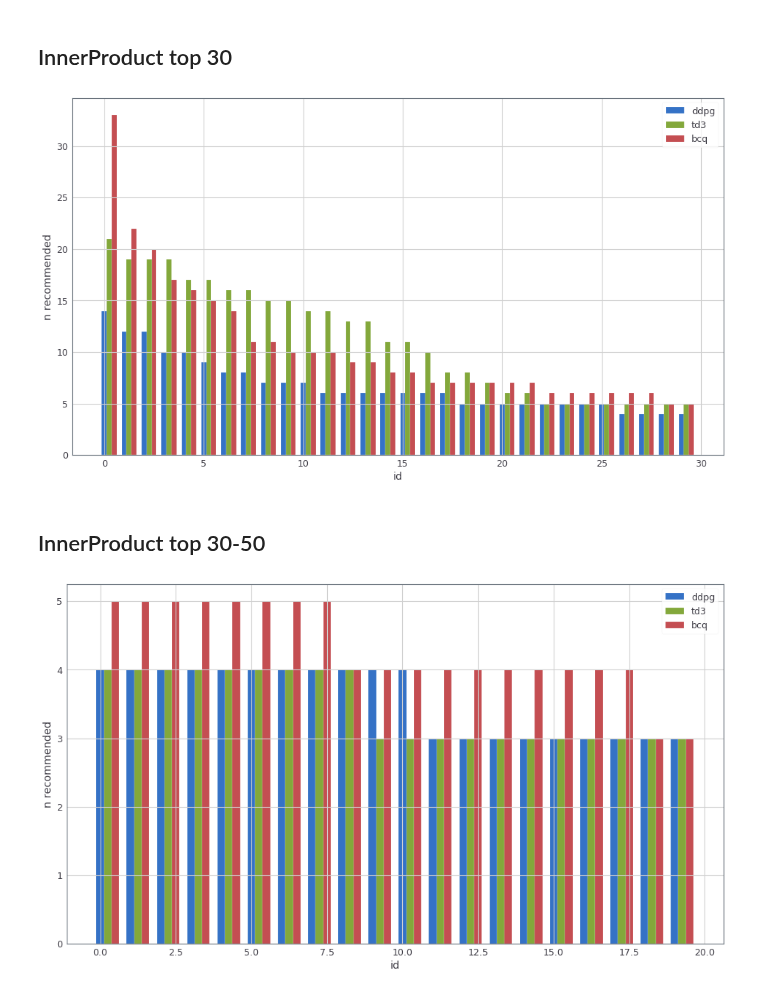
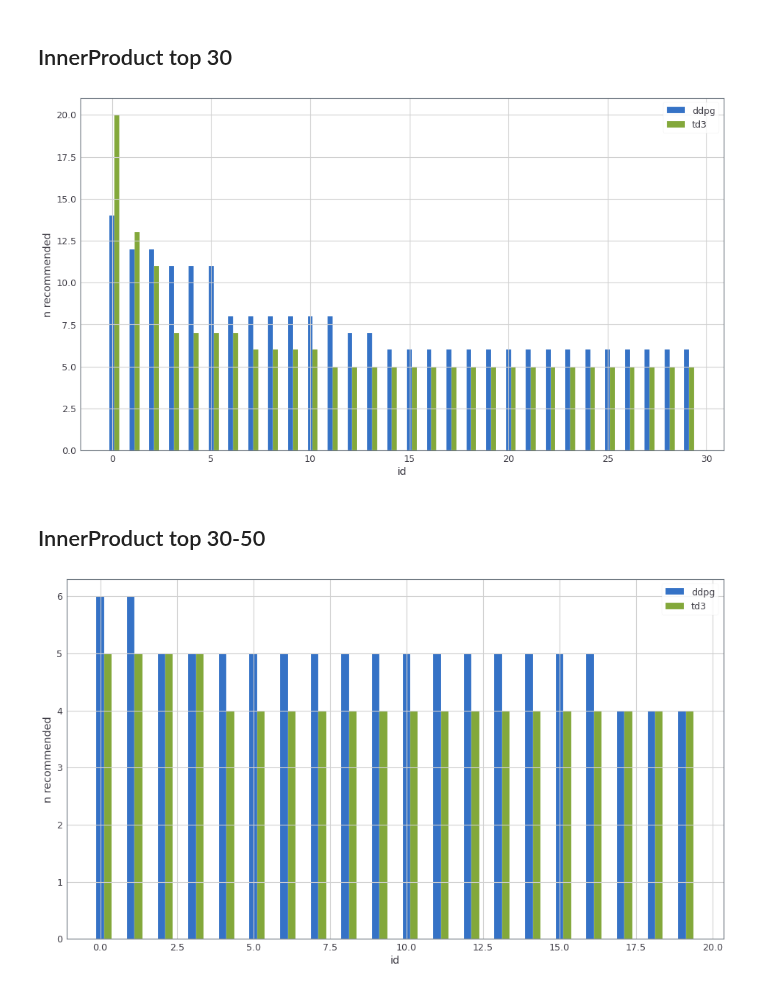
Before and after one commit to awarebayes/RecNN, a Jupyter notebook: examples/[Results]/2. Diversity Test (Indexes).ipynb, the cells around one changed output. Cells and saved outputs as stored; diff of their text form; code cells hidden in the pictures.

Commit message:
Milvus integrated

```diff
--- a/examples/[Results]/2. Diversity Test (Indexes).ipynb
+++ b/examples/[Results]/2. Diversity Test (Indexes).ipynb
@@ -61,6 +53,8 @@ dirs = recnn.data.env.DataPath(
     use_cache=True
 )
 env = recnn.data.env.FrameEnv(dirs, frame_size, batch_size)
+milvus_l2 = MilvusConnection(env, name="movies_L2", param={'metric_type':MetricType.L2})
+milvus_ip = MilvusConnection(env, name="movies_IP", param={'metric_type': MetricType.IP})
 # %%
 test_batch = next(iter(env.test_dataloader))
 state, action, reward, next_state, done = recnn.data.get_base_batch(test_batch)
@@ -118,10 +93,11 @@ Text(0, 0.5, 'n counts')
 # %% [markdown]
 ## InnerProduct
 # %%
-D, I = query(indexIP, ddpg_action)
-uniques, counts = np.unique(I, return_counts=True)
+topK = milvus_ip.search(ddpg_action, topk=20)
+uniques, counts = np.unique(topK, return_counts=True)
 
-ax = plt.figure(figsize=(16,9))
+
+plt.figure(figsize=(16,9))
 # p.s. expluding one
 ax = plt.subplot()
 ax.bar(range(len(counts[counts>1])), sorted(counts[counts>1]))
@@ -193,10 +145,10 @@ Text(0, 0.5, 'n counts')
 # %% [markdown]
 # InnerProduct
 # %%
-D, I = query(indexIP, td3_action)
-uniques, counts = np.unique(I, return_counts=True)
+topK = milvus_ip.search(td3_action, topk=20)
+uniques, counts = np.unique(topK, return_counts=True)
 
-ax = plt.figure(figsize=(16,9))
+plt.figure(figsize=(16,9))
 # p.s. expluding one
 ax = plt.subplot()
 ax.bar(range(len(counts)), sorted(counts))
@@ -315,7 +171,7 @@ cos_bcq = counts
 # %% [markdown]
 ## L2 top 30
 # %%
-def plot_comp(ddpg, td3, bcq):
+def plot_comp(ddpg, td3):
     barWidth = 0.25
     r1 = np.arange(len(ddpg))[:30]
     r2 = [x + barWidth for x in r1]
@@ -325,7 +181,6 @@ def plot_comp(ddpg, td3, bcq):
 
     plt.bar(r1, ddpg, width=barWidth, edgecolor='white', label='ddpg')
     plt.bar(r2, td3, width=barWidth, edgecolor='white', label='td3')
-    plt.bar(r3, bcq, width=barWidth, edgecolor='white', label='bcq')
 
     # Add xticks on the middle of the group bars
     plt.xlabel('id')
@@ -381,19 +234,17 @@ plot_counts(l2_ddpg, l2_td3, l2_bcq)
 # %%
 ip_ddpg_ = np.sort(ip_ddpg)[::-1][:30]
 ip_td3_  = np.sort(ip_td3)[::-1][:30]
-ip_bcq_  = np.sort(ip_bcq)[::-1][:30]
 
-plot_comp(ip_ddpg_, ip_td3_, ip_bcq_)
+plot_comp(ip_ddpg_, ip_td3_)
 # %% [output]
-[figure, old version]
+[figure, new version]
 # %% [markdown]
 ## InnerProduct top 30-50
 # %%
 ip_ddpg_ = np.sort(ip_ddpg)[::-1][30:50]
 ip_td3_  = np.sort(ip_td3)[::-1][30:50]
-ip_bcq_  = np.sort(ip_bcq)[::-1][30:50]
 
-plot_comp(ip_ddpg_, ip_td3_, ip_bcq_)
+plot_comp(ip_ddpg_, ip_td3_)
 # %% [output]
-[figure, old version]
+[figure, new version]
 # %%
```
Also changed, not shown: parts of 37 cells of this notebook, 11 other files.
